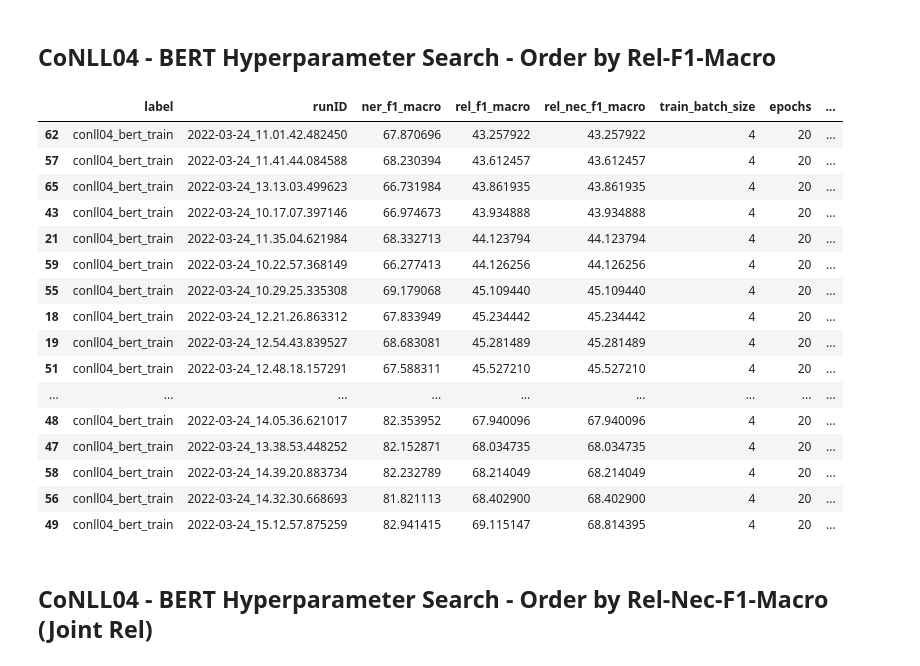
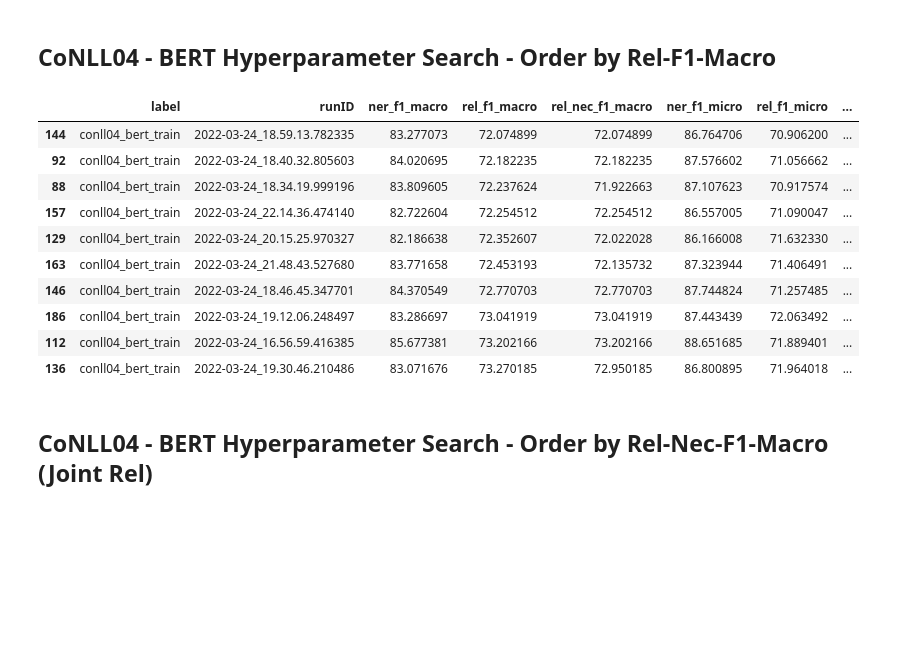
Before and after one commit to kamfonas/Poking_At_SpERT, a Jupyter notebook: notebooks/hyperparm_selection.ipynb, the cells around one changed output. Saved outputs shown, nothing was run; the diff lists cells and outputs as text; code cells hidden in the pictures; blank space fills up the shorter version.

```diff
--- a/notebooks/hyperparm_selection.ipynb
+++ b/notebooks/hyperparm_selection.ipynb
@@ -45,18 +15,22 @@ from transformers import BertPreTrainedModel, RobertaPreTrainedModel,LongformerP
 We find all log directories that appear both in the data/save and data/log directories. We then extract arguments (args.json) of the run and last epoch macro/micro scores (last row of eval_valid.csv). If the eval_valid.csv file is missing we discard the run altogether.
 
 The code below assembles a pandas data frame of all run IDs that are names of both log and save directories.
+# %%
+LOGS = Path('../data/log')
+SAVES = Path('../data/save')
+MAXROWS = 300
+TOPROWS = 10
+pd.set_option('display.max_rows', MAXROWS)
 # %%
-LOGS = Path('../data/log')
-SAVES = Path('../data/save')
 
-logLabels = {x.name : x for x in LOGS.iterdir() if x.is_dir()}
+
+logLabels = {x.name : x for x in LOGS.iterdir() if x.is_dir() and 'train' in str(x.name)}
 #print(logLabels)
 logRunLabels = {x.name : L for L,D in logLabels.items() for x in D.iterdir() if x.is_dir()}
-logRunPaths = {x.name :  x for L,D in logLabels.items() for x in D.iterdir() if x.is_dir()}
+logRunPaths = {x.name :  x for L,D in logLabels.items() for x in D.iterdir() if x.is_dir() }
 runDF = pd.DataFrame([logRunLabels.keys(),logRunLabels.values(),logRunPaths.values()],columns=logRunLabels.keys(),index=['run','label','logPath']).T
 saveLabels = {x.name : x for x in SAVES.iterdir() if x.is_dir()}
-#print(logLabels)
+#print(logRunLabels)
 saveRunLabels = {x.name : L for L,D in saveLabels.items() for x in D.iterdir() if x.is_dir() if x.name in logRunLabels.keys()}
 saveRunPaths =  {x.name :  x for L,D in saveLabels.items() for x in D.iterdir() if x.is_dir() if x.name in logRunLabels.keys()}
 runDF = runDF.join(pd.DataFrame([saveRunPaths.keys(),saveRunPaths.values()],columns=logRunLabels.keys(),index=['runSave','savePath']).T,how='left').drop(columns = ['runSave'])
-runDF
@@ -90,9 +67,12 @@ for run in runDF.itertuples():
 
     evPath = run.logPath.joinpath('eval_valid.csv')
     if evPath.exists():
-        D.update(pd.read_csv(evPath,sep=';').iloc[-1].to_dict())
-        argList.append(D)
+        try:
+            D.update(pd.read_csv(evPath,sep=';').iloc[-1].to_dict())
+            argList.append(D)
+        except:
+            print('exception ==>',evPath)
 #data/log/scierc_rob_train/2022-03-22_16.49.15.916860/eval_valid.csv
 argDF = pd.DataFrame.from_dict(argList).drop(columns=['store_predictions',	'store_examples','tokenizer_path']).reset_index()
-argDF[['label','runID','ner_f1_macro','rel_f1_macro','rel_nec_f1_macro','train_batch_size', 'epochs', 'neg_entity_count', 'neg_relation_count', 'lr', 'weight_decay',  'lowercase', 'model_path', 'rel_filter_threshold', 'prop_drop']]
+argDF[['label','runID','ner_f1_macro','rel_f1_macro','rel_nec_f1_macro','ner_f1_micro','rel_f1_micro',	'rel_nec_f1_micro','train_batch_size', 'epochs', 'neg_entity_count', 'neg_relation_count', 'lr', 'weight_decay',  'lowercase', 'model_path', 'rel_filter_threshold', 'prop_drop']]
 # %% [output]
@@ -164,6 +274,7 @@ argDF.iloc[list(set(best.index))][['label','runID','ner_f1_macro','rel_f1_macro'
 # %% [markdown]
 ## CoNLL04 - BERT Hyperparameter Search - Chronological Sequence
 # %%
-df = argDF.loc[argDF.label == 'conll04_bert_train'][['label','runID','ner_f1_macro','rel_f1_macro','rel_nec_f1_macro']+varCols[:lmt]].drop(columns=['config','model_type','index','train_path','valid_path','types_path','final_eval','lowercase','model_path'])
+df = argDF.loc[argDF.label == 'conll04_bert_train'][['label','runID','ner_f1_macro','rel_f1_macro','rel_nec_f1_macro', 'ner_f1_micro','rel_f1_micro',	'rel_nec_f1_micro']+varCols[:lmt]].drop(columns=['config','model_type','index','train_path','valid_path','types_path','final_eval','lowercase','model_path'])
+pd.DataFrame(df).to_csv('hyperparm_sel_conll04_bert_train.csv')
 df.sort_values('runID')
 # %% [output]
@@ -209,25 +314,19 @@ df.sort_values('ner_f1_macro')
 # %% [markdown]
 ## CoNLL04 - BERT Hyperparameter Search - Order by Rel-F1-Macro
 # %%
-df.sort_values('rel_f1_macro')
+df.sort_values('rel_f1_macro').tail(TOPROWS)
 # %% [output]
-|  | label | runID | ner_f1_macro | rel_f1_macro | rel_nec_f1_macro | train_batch_size | epochs | ... |
-| 62 | conll04_bert_train | 2022-03-24_11.01.42.482450 | 67.870696 | 43.257922 | 43.257922 | 4 | 20 | ... |
-| 57 | conll04_bert_train | 2022-03-24_11.41.44.084588 | 68.230394 | 43.612457 | 43.612457 | 4 | 20 | ... |
-| 65 | conll04_bert_train | 2022-03-24_13.13.03.499623 | 66.731984 | 43.861935 | 43.861935 | 4 | 20 | ... |
-| 43 | conll04_bert_train | 2022-03-24_10.17.07.397146 | 66.974673 | 43.934888 | 43.934888 | 4 | 20 | ... |
-| 21 | conll04_bert_train | 2022-03-24_11.35.04.621984 | 68.332713 | 44.123794 | 44.123794 | 4 | 20 | ... |
-| 59 | conll04_bert_train | 2022-03-24_10.22.57.368149 | 66.277413 | 44.126256 | 44.126256 | 4 | 20 | ... |
-| 55 | conll04_bert_train | 2022-03-24_10.29.25.335308 | 69.179068 | 45.109440 | 45.109440 | 4 | 20 | ... |
-| 18 | conll04_bert_train | 2022-03-24_12.21.26.863312 | 67.833949 | 45.234442 | 45.234442 | 4 | 20 | ... |
-| 19 | conll04_bert_train | 2022-03-24_12.54.43.839527 | 68.683081 | 45.281489 | 45.281489 | 4 | 20 | ... |
-| 51 | conll04_bert_train | 2022-03-24_12.48.18.157291 | 67.588311 | 45.527210 | 45.527210 | 4 | 20 | ... |
-| ... | ... | ... | ... | ... | ... | ... | ... | ... |
-| 48 | conll04_bert_train | 2022-03-24_14.05.36.621017 | 82.353952 | 67.940096 | 67.940096 | 4 | 20 | ... |
-| 47 | conll04_bert_train | 2022-03-24_13.38.53.448252 | 82.152871 | 68.034735 | 68.034735 | 4 | 20 | ... |
-| 58 | conll04_bert_train | 2022-03-24_14.39.20.883734 | 82.232789 | 68.214049 | 68.214049 | 4 | 20 | ... |
-| 56 | conll04_bert_train | 2022-03-24_14.32.30.668693 | 81.821113 | 68.402900 | 68.402900 | 4 | 20 | ... |
-| 49 | conll04_bert_train | 2022-03-24_15.12.57.875259 | 82.941415 | 69.115147 | 68.814395 | 4 | 20 | ... |
+|  | label | runID | ner_f1_macro | rel_f1_macro | rel_nec_f1_macro | ner_f1_micro | rel_f1_micro | ... |
+| 144 | conll04_bert_train | 2022-03-24_18.59.13.782335 | 83.277073 | 72.074899 | 72.074899 | 86.764706 | 70.906200 | ... |
+| 92 | conll04_bert_train | 2022-03-24_18.40.32.805603 | 84.020695 | 72.182235 | 72.182235 | 87.576602 | 71.056662 | ... |
+| 88 | conll04_bert_train | 2022-03-24_18.34.19.999196 | 83.809605 | 72.237624 | 71.922663 | 87.107623 | 70.917574 | ... |
+| 157 | conll04_bert_train | 2022-03-24_22.14.36.474140 | 82.722604 | 72.254512 | 72.254512 | 86.557005 | 71.090047 | ... |
+| 129 | conll04_bert_train | 2022-03-24_20.15.25.970327 | 82.186638 | 72.352607 | 72.022028 | 86.166008 | 71.632330 | ... |
+| 163 | conll04_bert_train | 2022-03-24_21.48.43.527680 | 83.771658 | 72.453193 | 72.135732 | 87.323944 | 71.406491 | ... |
+| 146 | conll04_bert_train | 2022-03-24_18.46.45.347701 | 84.370549 | 72.770703 | 72.770703 | 87.744824 | 71.257485 | ... |
+| 186 | conll04_bert_train | 2022-03-24_19.12.06.248497 | 83.286697 | 73.041919 | 73.041919 | 87.443439 | 72.063492 | ... |
+| 112 | conll04_bert_train | 2022-03-24_16.56.59.416385 | 85.677381 | 73.202166 | 73.202166 | 88.651685 | 71.889401 | ... |
+| 136 | conll04_bert_train | 2022-03-24_19.30.46.210486 | 83.071676 | 73.270185 | 72.950185 | 86.800895 | 71.964018 | ... |
 # %% [markdown]
 ## CoNLL04 - BERT Hyperparameter Search - Order by Rel-Nec-F1-Macro (Joint Rel)
 # %%
```
Also changed, not shown: parts of 45 cells of this notebook, 23 other files.
